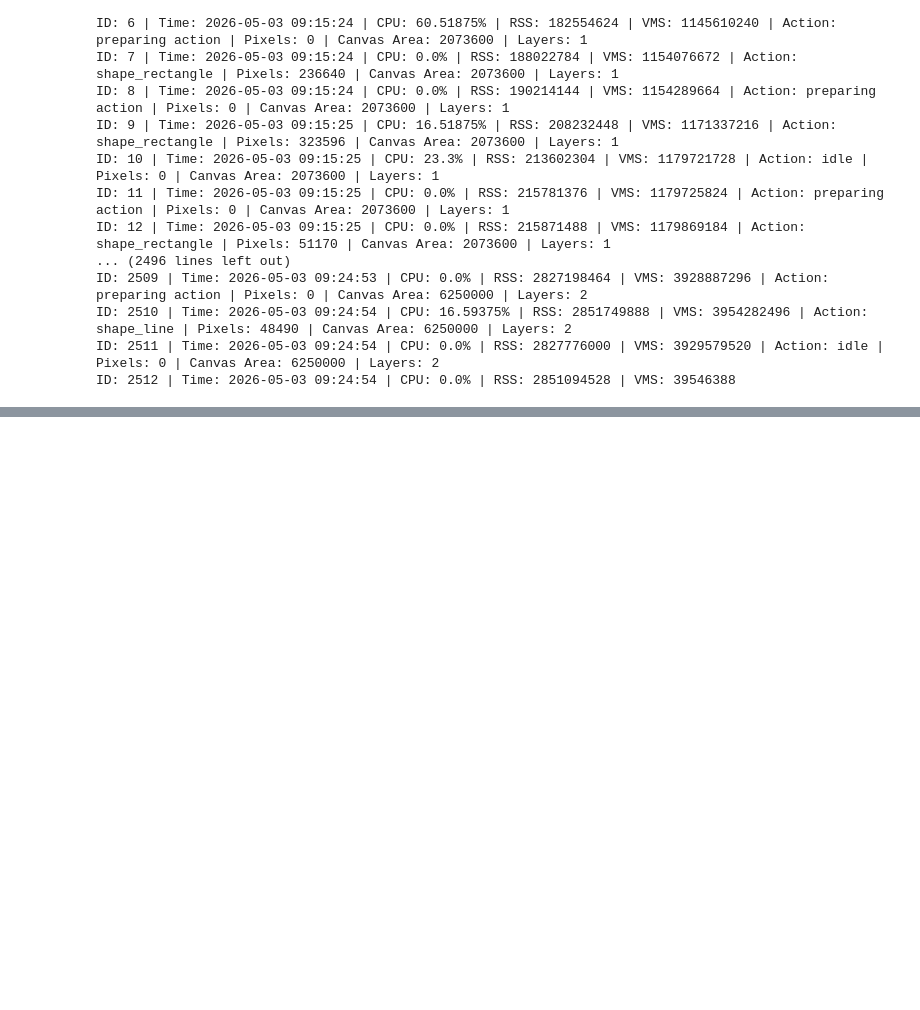
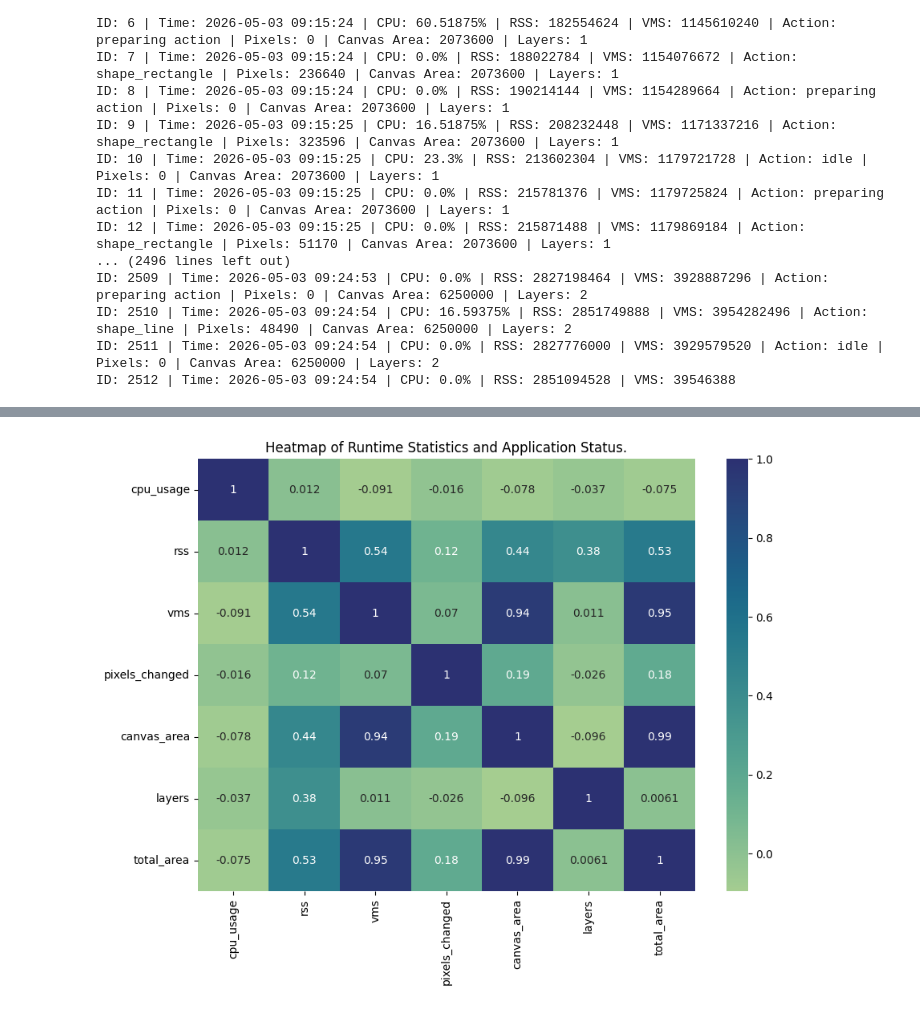
Before and after one commit to sjsu-cs122-s26/drawable-drawing, a Jupyter notebook: Notebooks/Project_Assignment_02.ipynb, the cells around one changed output, grey strips where cells are left out. Drawn from its saved outputs; the diff is of its cells as text; code cells hidden in the pictures; blank space fills up the shorter version.

```diff
--- a/Notebooks/Project_Assignment_02.ipynb
+++ b/Notebooks/Project_Assignment_02.ipynb
@@ -52,3 +53,10 @@ ID: 2509 | Time: 2026-05-03 09:24:53 | CPU: 0.0% | RSS: 2827198464 | VMS: 392888
 ID: 2510 | Time: 2026-05-03 09:24:54 | CPU: 16.59375% | RSS: 2851749888 | VMS: 3954282496 | Action: shape_line | Pixels: 48490 | Canvas Area: 6250000 | Layers: 2
 ID: 2511 | Time: 2026-05-03 09:24:54 | CPU: 0.0% | RSS: 2827776000 | VMS: 3929579520 | Action: idle | Pixels: 0 | Canvas Area: 6250000 | Layers: 2
 ID: 2512 | Time: 2026-05-03 09:24:54 | CPU: 0.0% | RSS: 2851094528 | VMS: 39546388
+# %%
+conn = sqlite3.connect("database.db")
+cursor = conn.cursor()
+df = pd.read_sql("SELECT * FROM performance", conn)
+
+df["total_area"]=df["canvas_area"]*df["layers"]
+df
@@ -54,0 +122,8 @@ ID: 2512 | Time: 2026-05-03 09:24:54 | CPU: 0.0% | RSS: 2851094528 | VMS: 395463
+# %%
+correlations = df.iloc[:, 1:].corr(numeric_only=True)
+plt.figure(figsize=(10, 7))
+sns.heatmap(correlations, annot=True, cmap="crest")
+plt.title("Heatmap of Runtime Statistics and Application Status.")
+plt.show()
+# %% [output]
+[figure, added]
```
Also changed, not shown: parts of 14 cells of this notebook, 1 other file.
